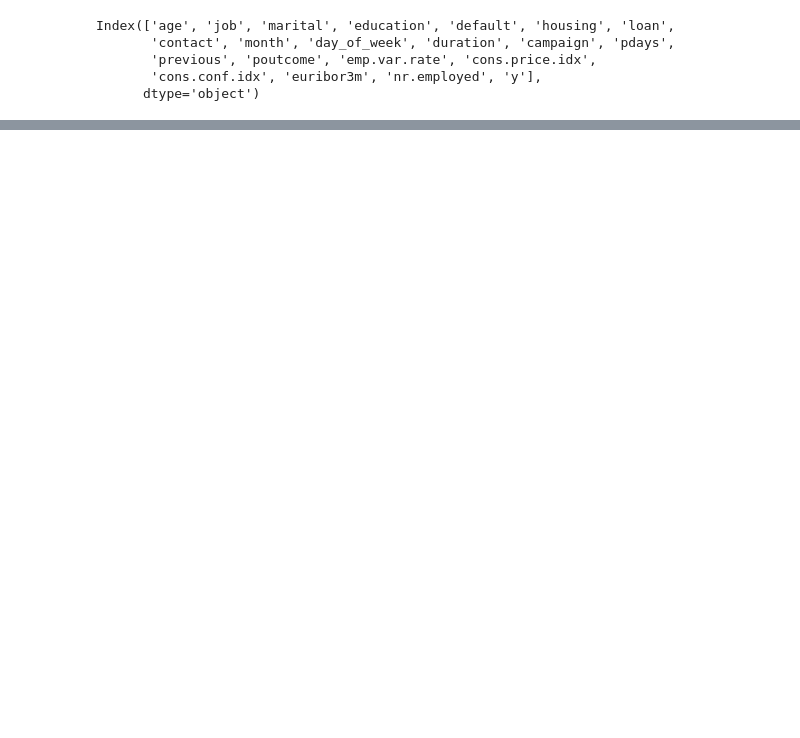
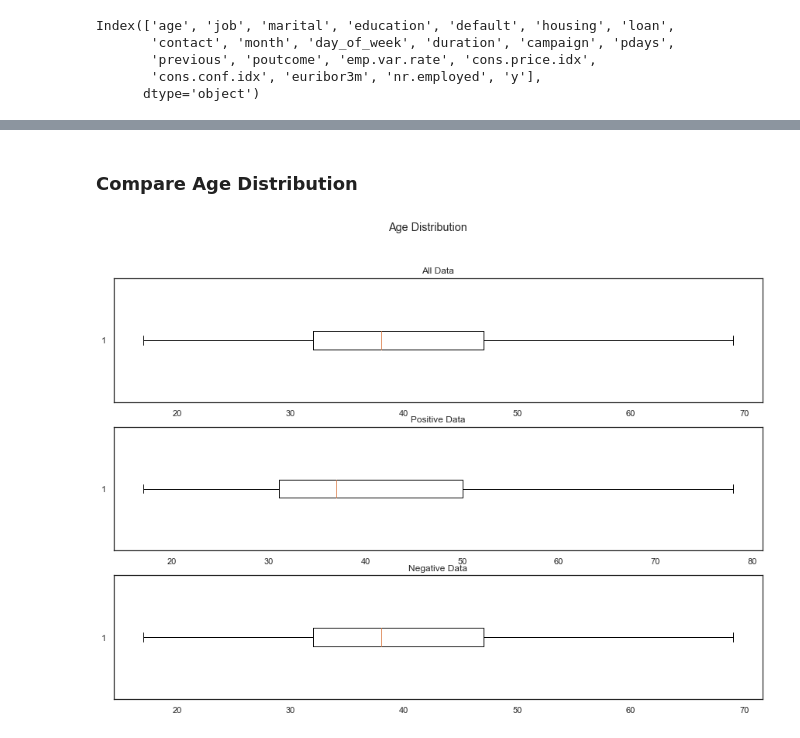
Before and after one commit to eunbeejang/privacy-fairness-tradeoffs, a Jupyter notebook: bank-data/data_exploration.ipynb, the cells around one changed output, grey strips where cells are left out. Cells and saved outputs as stored; diff of their text form; code cells hidden in the pictures; blank space fills up the shorter version.

```diff
--- a/bank-data/data_exploration.ipynb
+++ b/bank-data/data_exploration.ipynb
@@ -101,0 +84,34 @@ array([1., 1., 1.])
+# %%
+# Separate data by target label
+pos_df = train_df[train_df['y'] == 'yes']
+neg_df = train_df[train_df['y'] == 'no']
+# %% [markdown]
+### Compare Age Distribution
+# %%
+# Compare age distribution
+"""
+print(train_df.age.describe())
+print(pos_data.age.describe())
+print(neg_data.age.descirbe())
+"""
+
+# Visualize data
+fig, axs = plt.subplots(3, figsize=(15,10))
+
+
+axs[0].boxplot(train_df.age, showfliers=False, vert=False)
+axs[0].set_title('All Data')
+
+axs[1].boxplot(pos_df.age, showfliers=False, vert=False)
+axs[1].set_title('Positive Data')
+
+axs[2].boxplot(neg_df.age, showfliers=False, vert=False)
+axs[2].set_title('Negative Data')
+
+
+fig.suptitle('Age Distribution')
+
+
+plt.show()
+# %% [output]
+[figure, added]
```
Also changed, not shown: parts of 28 cells of this notebook, 10 other files.
